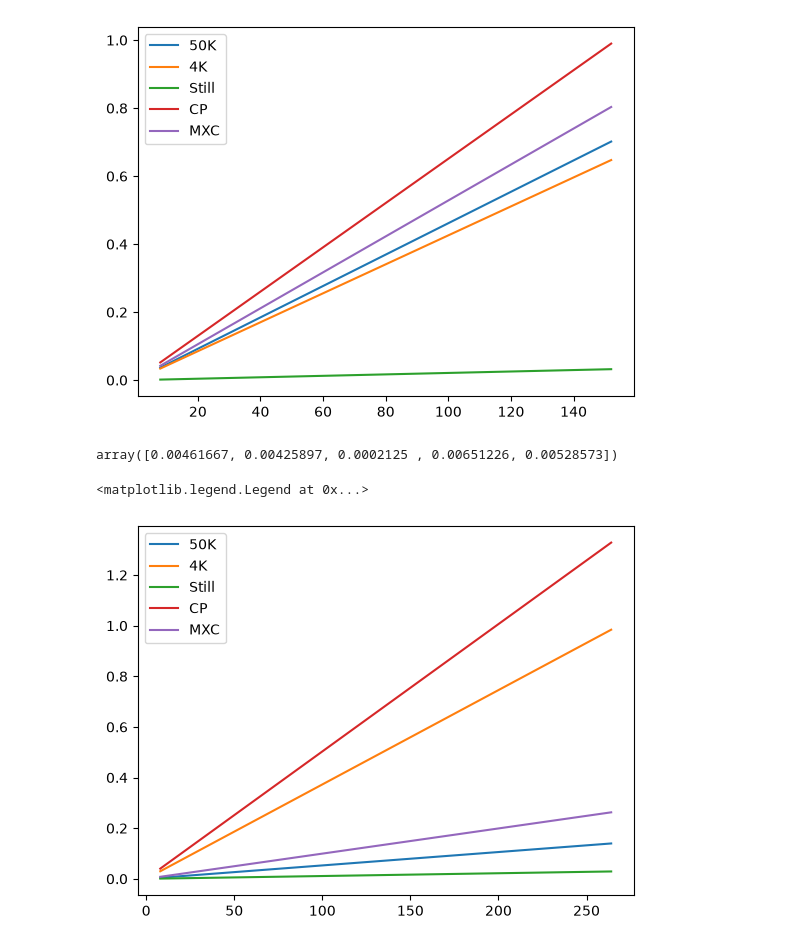
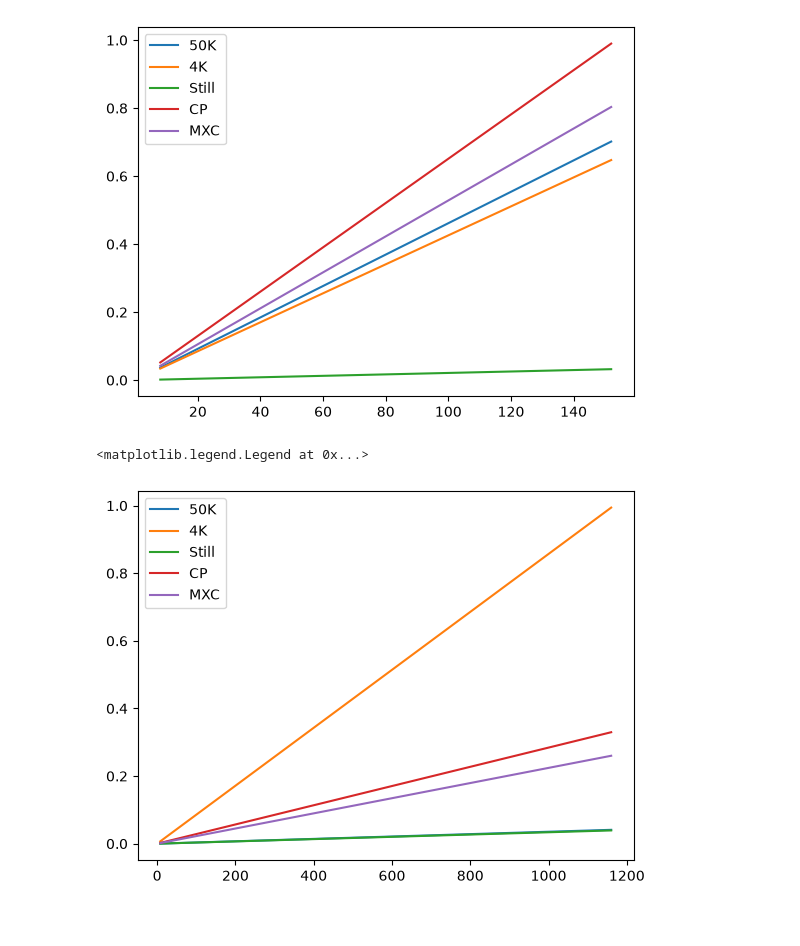
Before and after one commit to shaswot/SCQ_heatmodel, a Jupyter notebook: notebooks/figures/historical/krinner_trends.ipynb, the cells around one changed output. Drawn from its saved outputs; the diff is of its cells as text; code cells hidden in the pictures.

```diff
--- a/notebooks/figures/historical/krinner_trends.ipynb
+++ b/notebooks/figures/historical/krinner_trends.ipynb
@@ -31,7 +31,7 @@ df_pq_1 =  pd.read_pickle(pqfname1)
 pq_1 = df_pq_1.iloc[0].tolist()
 title_1 = "a) TF-FC | SS cabling | XLD400"
 
-exp_2 = "tf-fc-delft-hemt_cu-xld400"
+exp_2 = "tf-fc-delft-hemt_cu-kide"
 fname2 =  PROJ_ROOT_PATH / "notebooks" / "experiments" /"historical" / "krinner" / exp_2 / f"{exp_2}.pkl"
 pqfname2 =  PROJ_ROOT_PATH / "notebooks" / "experiments" / "historical" / "krinner"  / exp_2 / f"PQ_{exp_2}.pkl"
 df_2 =  pd.read_pickle(fname2)
@@ -66,18 +60,14 @@ plt.legend()
 # %% [output]
 <matplotlib.legend.Legend at 0x...>
 [figure]
-# %%
-values_1
-# %% [output]
-array([0.00461667, 0.00425897, 0.0002125 , 0.00651226, 0.00528573])
 # %%
 temp_stage = df_2.index.tolist()
 no_of_pq = df_pq_2.loc["PQ"].to_numpy()
 values_2 = df_2["Total"].to_numpy()/min(no_of_pq) # values normalized wrt cooling powers
-qubit_nos = np.linspace(8,264,33)
+qubit_nos = np.linspace(8, int(min(no_of_pq)), int(min(no_of_pq)/8))
 for i,val in enumerate(values_2):
     plt.plot(qubit_nos, qubit_nos*val, label=temp_stage[i])
 plt.legend()
 # %% [output]
 <matplotlib.legend.Legend at 0x...>
-[figure, old version]
+[figure, new version]
```
Also changed, not shown: parts of 1 cell of this notebook, 22 other files.
